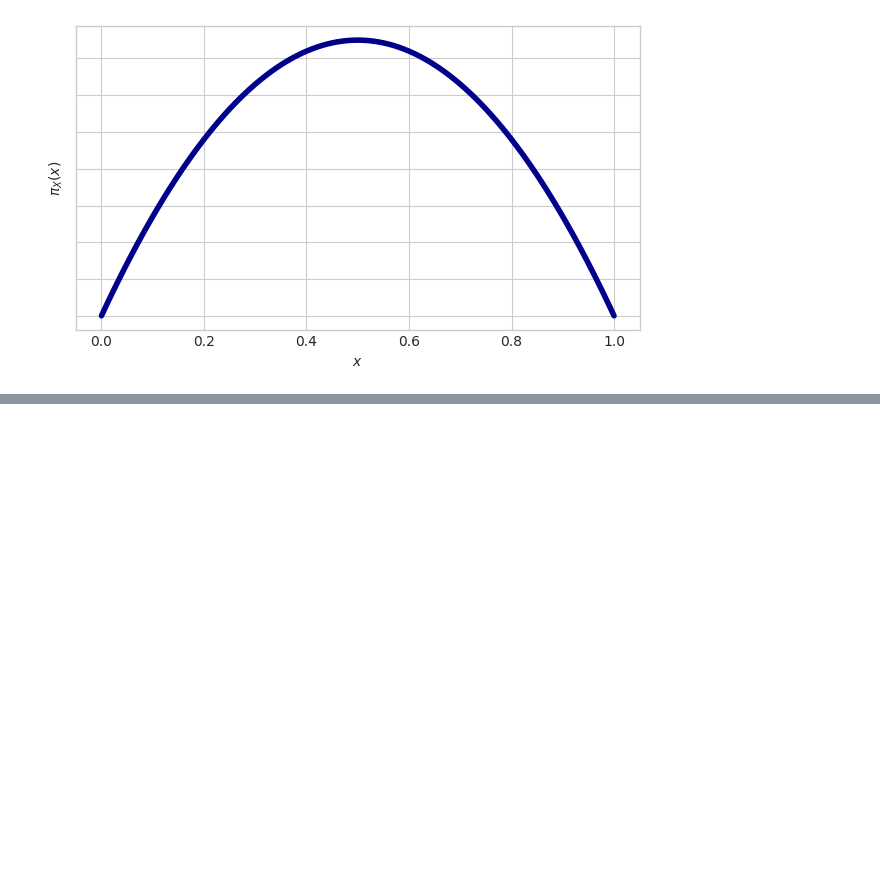
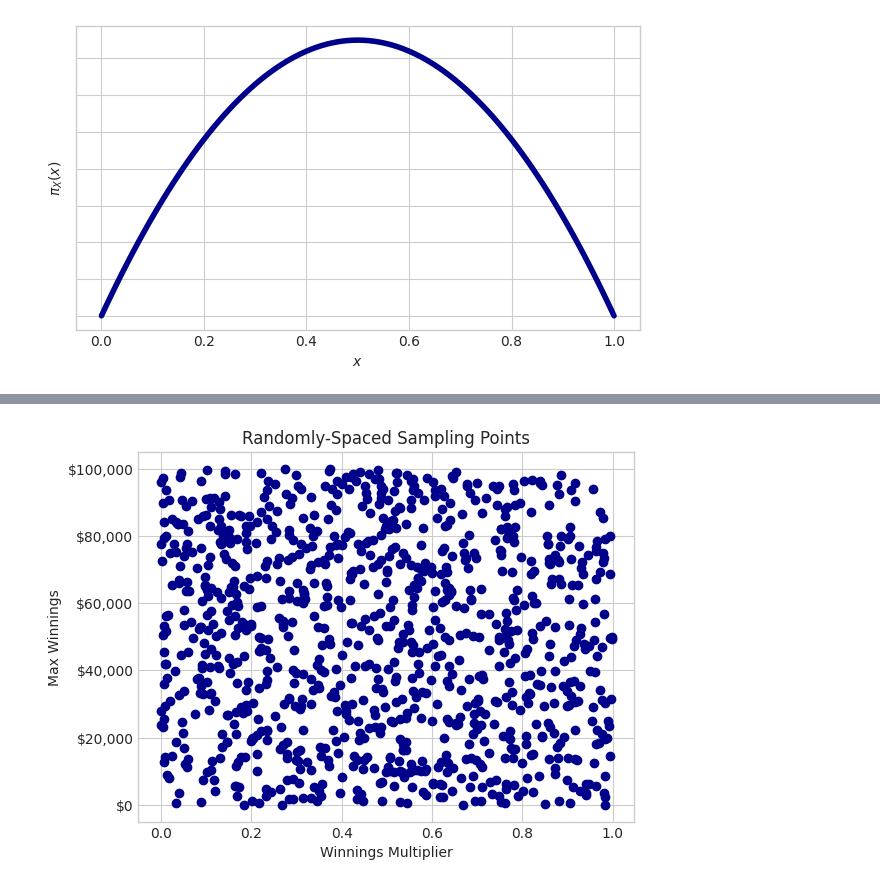
Before and after one commit to styuk/Time-Seriese, a Jupyter notebook: python/mcmc.ipynb, the cells around one changed output, grey strips where cells are left out. Saved outputs shown, nothing was run; the diff lists cells and outputs as text; code cells hidden in the pictures; blank space fills up the shorter version.

```diff
--- a/python/mcmc.ipynb
+++ b/python/mcmc.ipynb
@@ -31,0 +59,21 @@ plt.show();
+# %%
+import pandas as pd
+import numpy as np
+
+N = 1000 ## 1000でのサンプル
+
+gridDF = pd.DataFrame({'winningsMultiplier': np.random.rand(N),
+                       'maxWinnings': 10**5*np.random.rand(N)})
+
+fig, ax = plt.subplots()
+ax.scatter(gridDF['winningsMultiplier'], gridDF['maxWinnings'], color='darkblue')
+ax.yaxis.set_major_formatter(FuncFormatter(dollar_format))
+
+# 軸ラベルとタイトルを設定
+ax.set_xlabel('Winnings Multiplier')
+ax.set_ylabel('Max Winnings')
+ax.set_title('Randomly-Spaced Sampling Points')
+
+plt.show()
+# %% [output]
+[figure, added]
```
Also changed, not shown: parts of 1 cell of this notebook.
